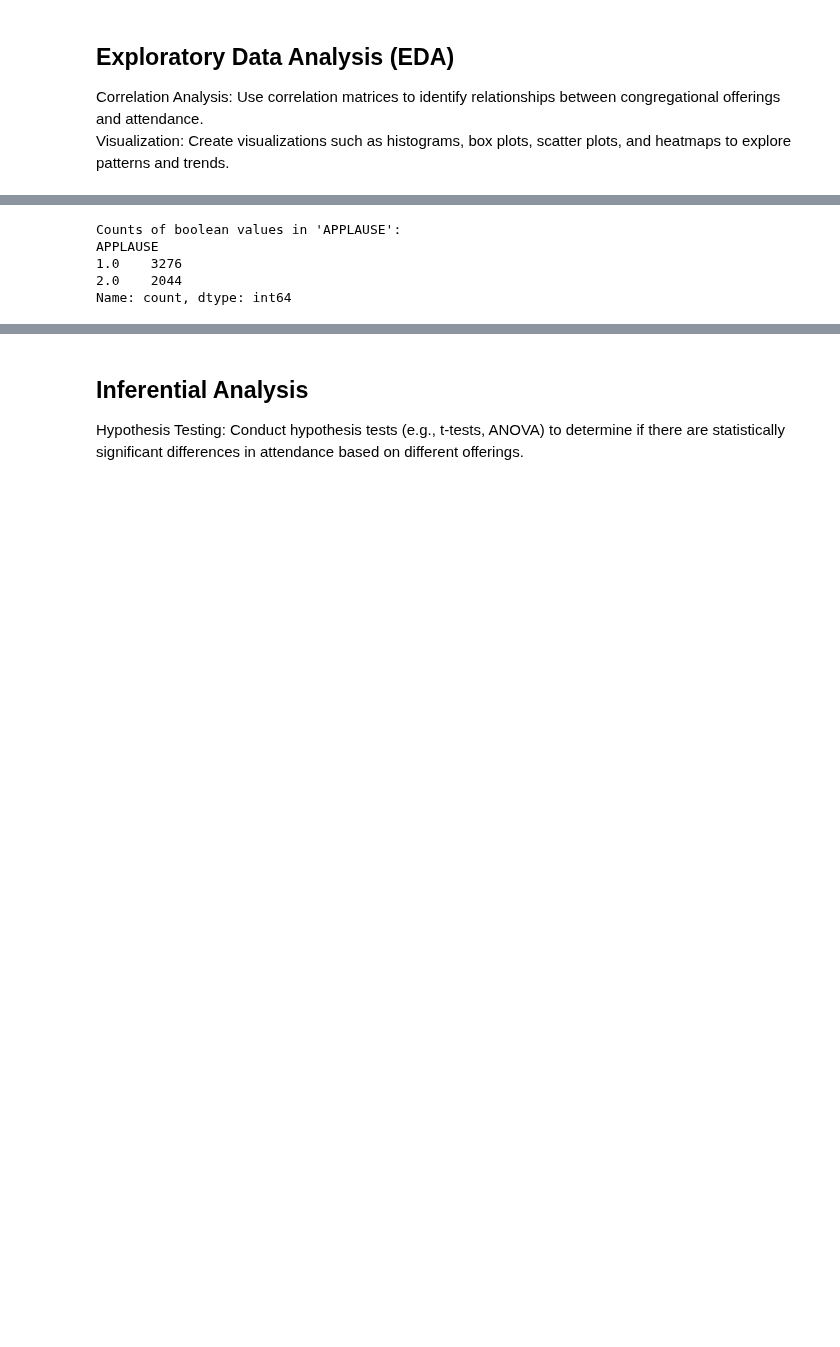
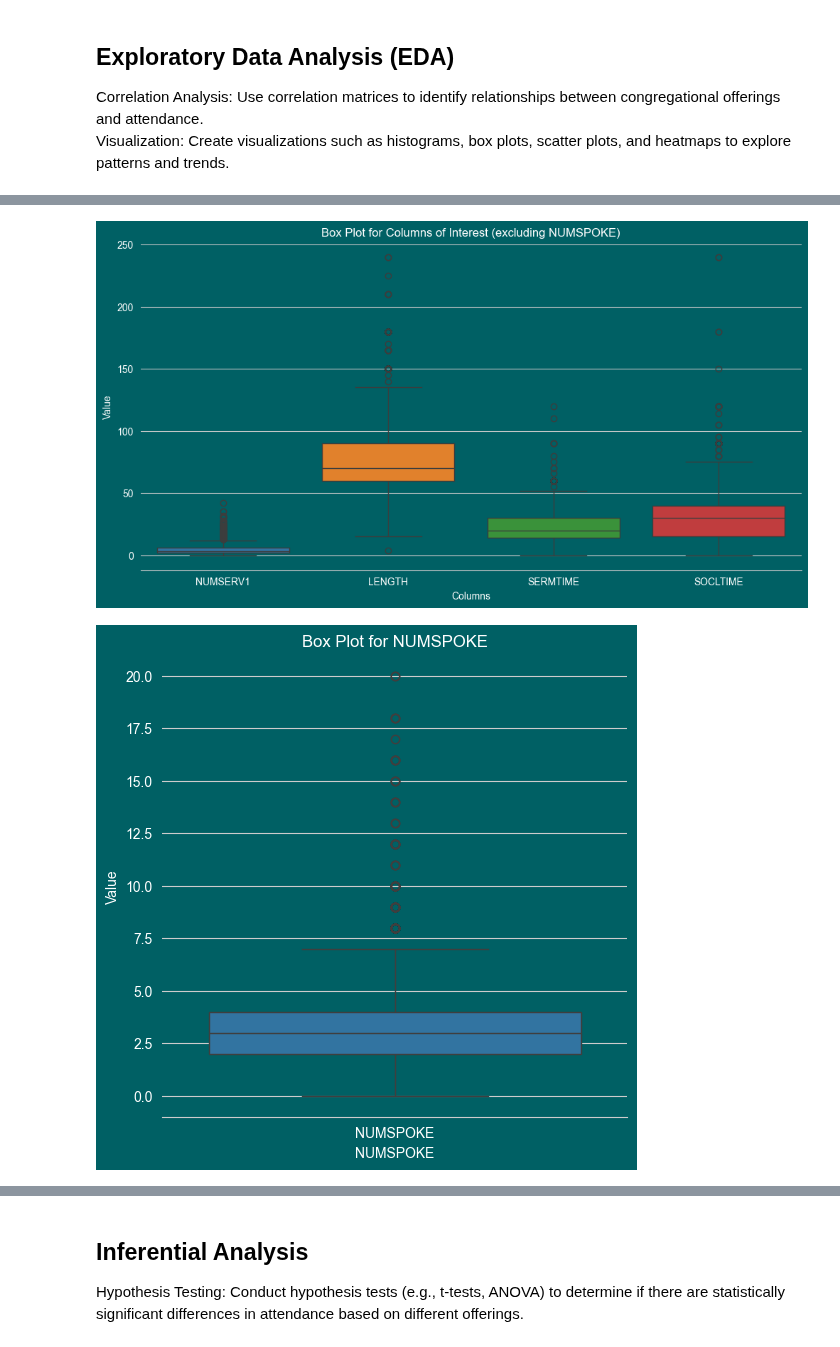
Before and after one commit to NRSchaaf/unlocking-church-growth, a Jupyter notebook: notebook/worship_analysis.ipynb, the cells around one changed output, grey strips where cells are left out. Cells and saved outputs as stored; diff of their text form; code cells hidden in the pictures; blank space fills up the shorter version.

Commit message:
continued worship analysis

```diff
--- a/notebook/worship_analysis.ipynb
+++ b/notebook/worship_analysis.ipynb
@@ -206,13 +213,50 @@ plt.show()
-# %%
-# Count the number of True and False values in the 'APPLAUSE' column
-applause_counts = df_worship_encoded['APPLAUSE'].value_counts()
-
-# Print the counts
-print("Counts of boolean values in 'APPLAUSE':")
-print(applause_counts)
-# %% [output]
-Counts of boolean values in 'APPLAUSE':
-APPLAUSE
-1.0    3276
-2.0    2044
-Name: count, dtype: int64
+# %%
+# Columns of interest
+columns_of_interest = ['NUMSERV1', 'LENGTH', 'SERMTIME', 'NUMSPOKE', 'SOCLTIME']
+
+# Drop rows where any column of interest has a value greater than 250
+df_filtered = df_worship_encoded[(df_worship_encoded[columns_of_interest] <= 250).all(axis=1)]
+
+# Further drop rows where NUMSPOKE is greater than 20
+df_filtered = df_filtered[df_filtered['NUMSPOKE'] <= 20]
+
+# Calculate statistics for the filtered DataFrame
+statistics_filtered = df_filtered[columns_of_interest].agg(['min', 'max', 'median', 'mean'])
+
+# Separate NUMSPOKE
+columns_without_numspoke = ['NUMSERV1', 'LENGTH', 'SERMTIME', 'SOCLTIME']
+
+# Box plot for columns without NUMSPOKE
+plt.figure(figsize=(12, 6))
+sns.boxplot(data=df_filtered[columns_without_numspoke])
+plt.title('Box Plot for Columns of Interest (excluding NUMSPOKE)')
+plt.ylabel('Value')
+plt.xlabel('Columns')
+plt.show()
+
+# Box plot for NUMSPOKE
+plt.figure(figsize=(6, 6))
+sns.boxplot(data=df_filtered[['NUMSPOKE']])
+plt.title('Box Plot for NUMSPOKE')
+plt.ylabel('Value')
+plt.xlabel('NUMSPOKE')
+plt.show()
+
+# Bar plot for average without NUMSPOKE
+plt.figure(figsize=(12, 6))
+sns.barplot(x=columns_without_numspoke, y=statistics_filtered.loc['mean'][columns_without_numspoke])
+plt.title('Average Value for Columns of Interest (excluding NUMSPOKE)')
+plt.ylabel('Average')
+plt.xlabel('Columns')
+plt.show()
+
+# Bar plot for average of NUMSPOKE
+plt.figure(figsize=(6, 6))
+sns.barplot(x=['NUMSPOKE'], y=[statistics_filtered.loc['mean']['NUMSPOKE']])
+plt.title('Average Value for NUMSPOKE')
+plt.ylabel('Average')
+plt.xlabel('NUMSPOKE')
+plt.show()
+# %% [output]
+[figure, added]
+[figure, added]
```
Also changed, not shown: parts of 14 cells of this notebook.
